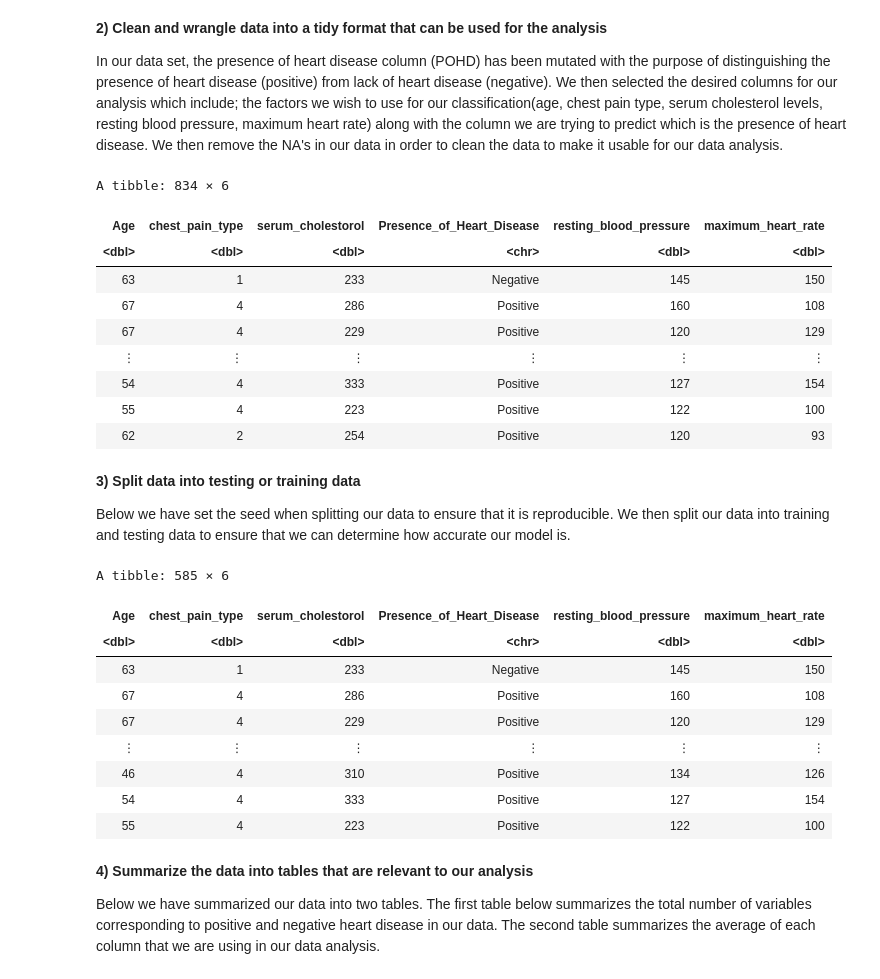
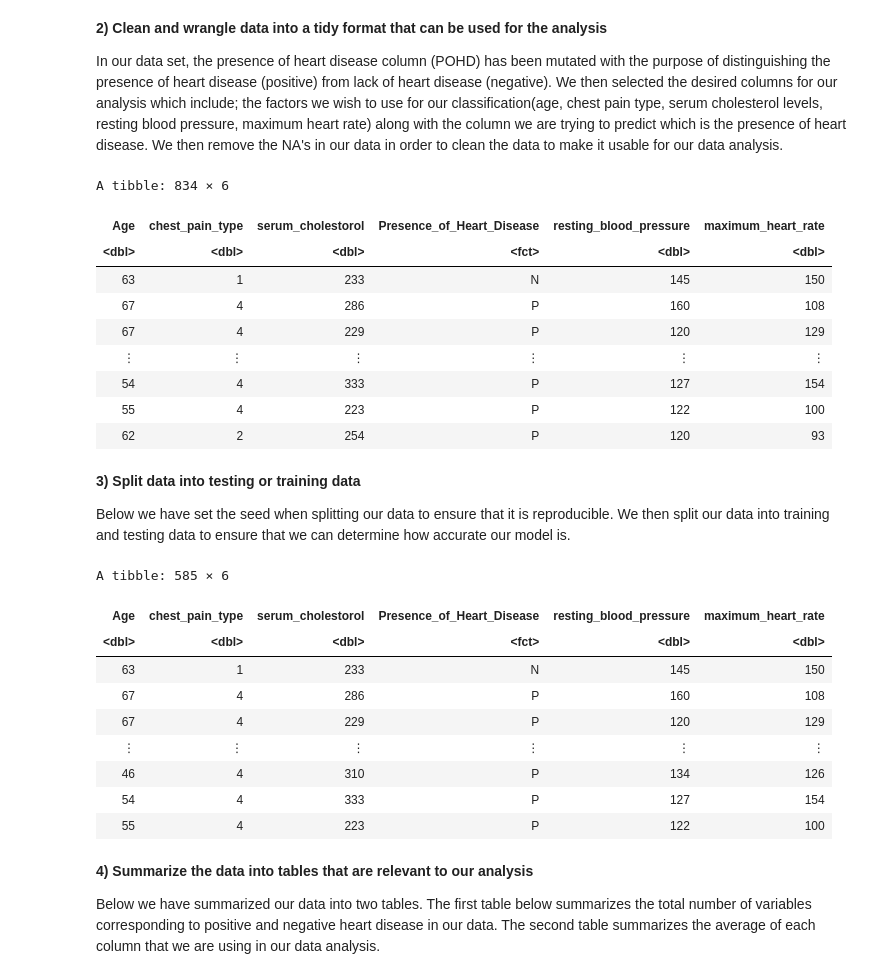
Before and after one commit to JahnaviChen/Heart-Disease, a Jupyter notebook: Heart Disease.ipynb, the cells around one changed output. Drawn from its saved outputs; the diff is of its cells as text; code cells hidden in the pictures.

Commit message:
did data analysis

```diff
--- a/Heart Disease.ipynb
+++ b/Heart Disease.ipynb
@@ -102,25 +89,26 @@ A tibble: 6 × 14
 
 In our data set, the presence of heart disease column (POHD) has been mutated with the purpose of  distinguishing the presence of heart disease (positive) from lack of heart disease (negative). We then selected the desired columns for our analysis which include; the factors we wish to use for our classification(age, chest pain type, serum cholesterol levels, resting blood pressure, maximum heart rate) along with the column we are trying to predict which is the presence of heart disease. We then remove the NA's in our data in order to clean the data to make it usable for our data analysis.
 # %%
-POHD2 <- mutate(heart_disease_data1, Presence_of_Heart_Disease = ifelse(POHD>0, "Positive", "Negative"))
+POHD2 <- mutate(heart_disease_data1, Presence_of_Heart_Disease = ifelse(POHD>0, "P", "N"))
 
 #select for desired columns
 heart_data <- POHD2 %>%
-                    select(Age, chest_pain_type, serum_cholestorol, Presence_of_Heart_Disease, resting_blood_pressure, maximum_heart_rate)
+                    select(Age, chest_pain_type, serum_cholestorol, Presence_of_Heart_Disease, resting_blood_pressure, maximum_heart_rate) %>%
+                    mutate(Presence_of_Heart_Disease = as_factor(Presence_of_Heart_Disease))
 #remove NAs
 heart_disease_data1 <- na.omit(heart_data)
 heart_disease_data1
 # %% [output]
 A tibble: 834 × 6
 | Age | chest_pain_type | serum_cholestorol | Presence_of_Heart_Disease | resting_blood_pressure | maximum_heart_rate |
-| <dbl> | <dbl> | <dbl> | <chr> | <dbl> | <dbl> |
-| 63 | 1 | 233 | Negative | 145 | 150 |
-| 67 | 4 | 286 | Positive | 160 | 108 |
-| 67 | 4 | 229 | Positive | 120 | 129 |
+| <dbl> | <dbl> | <dbl> | <fct> | <dbl> | <dbl> |
+| 63 | 1 | 233 | N | 145 | 150 |
+| 67 | 4 | 286 | P | 160 | 108 |
+| 67 | 4 | 229 | P | 120 | 129 |
 | ⋮ | ⋮ | ⋮ | ⋮ | ⋮ | ⋮ |
-| 54 | 4 | 333 | Positive | 127 | 154 |
-| 55 | 4 | 223 | Positive | 122 | 100 |
-| 62 | 2 | 254 | Positive | 120 | 93 |
+| 54 | 4 | 333 | P | 127 | 154 |
+| 55 | 4 | 223 | P | 122 | 100 |
+| 62 | 2 | 254 | P | 120 | 93 |
 # %% [markdown]
 **3) Split data into testing or training data**
 
@@ -136,14 +124,14 @@ heart_disease_train
 # %% [output]
 A tibble: 585 × 6
 | Age | chest_pain_type | serum_cholestorol | Presence_of_Heart_Disease | resting_blood_pressure | maximum_heart_rate |
-| <dbl> | <dbl> | <dbl> | <chr> | <dbl> | <dbl> |
-| 63 | 1 | 233 | Negative | 145 | 150 |
-| 67 | 4 | 286 | Positive | 160 | 108 |
-| 67 | 4 | 229 | Positive | 120 | 129 |
+| <dbl> | <dbl> | <dbl> | <fct> | <dbl> | <dbl> |
+| 63 | 1 | 233 | N | 145 | 150 |
+| 67 | 4 | 286 | P | 160 | 108 |
+| 67 | 4 | 229 | P | 120 | 129 |
 | ⋮ | ⋮ | ⋮ | ⋮ | ⋮ | ⋮ |
-| 46 | 4 | 310 | Positive | 134 | 126 |
-| 54 | 4 | 333 | Positive | 127 | 154 |
-| 55 | 4 | 223 | Positive | 122 | 100 |
+| 46 | 4 | 310 | P | 134 | 126 |
+| 54 | 4 | 333 | P | 127 | 154 |
+| 55 | 4 | 223 | P | 122 | 100 |
 # %% [markdown]
 **4) Summarize the data into tables that are relevant to our analysis**
 
```
Also changed, not shown: parts of 10 cells of this notebook.
